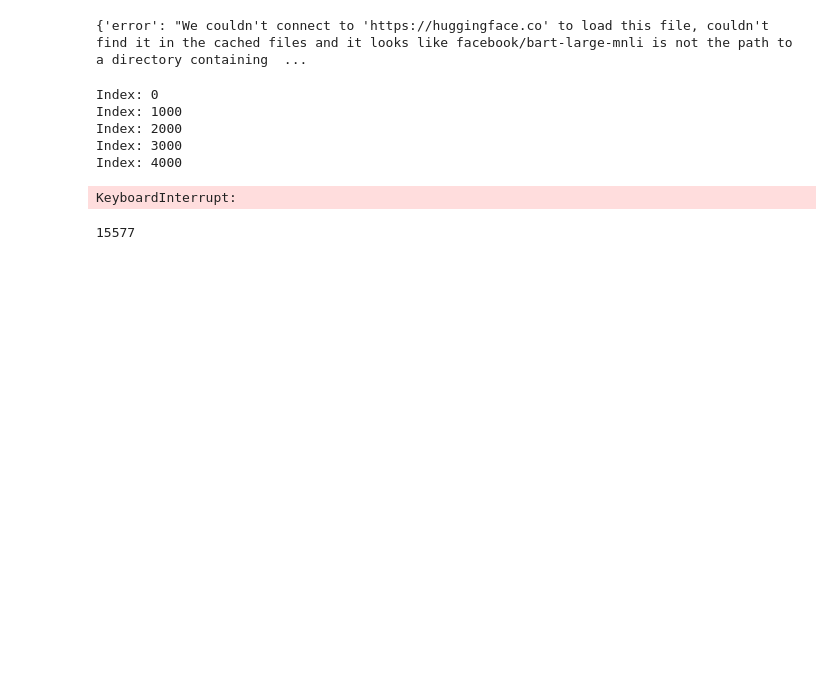
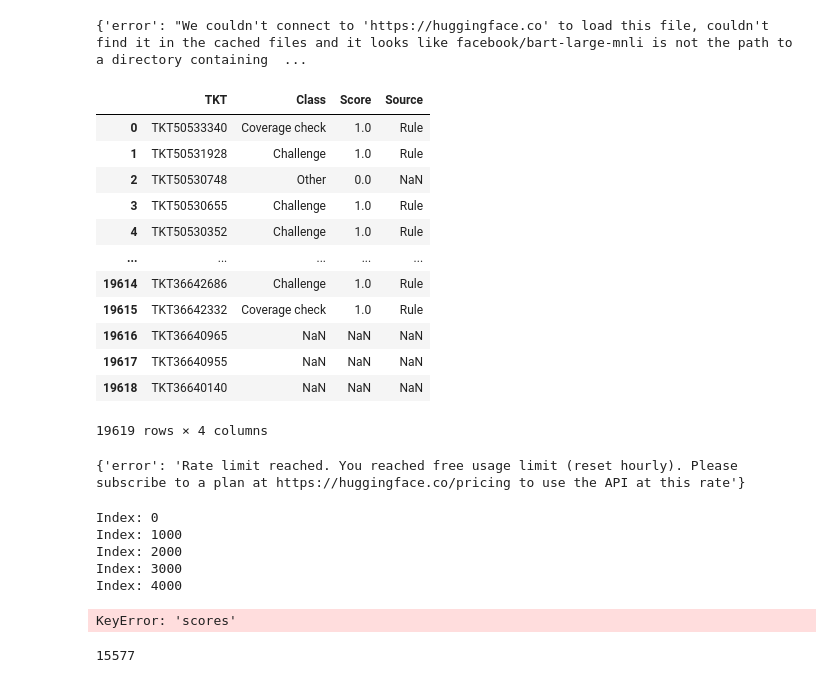
Before and after one commit to dbenayoun/IASD, a Jupyter notebook: TKT_classification.ipynb, the cells around one changed output. Saved outputs shown, nothing was run; the diff lists cells and outputs as text; code cells hidden in the pictures; blank space fills up the shorter version.

```diff
--- a/TKT_classification.ipynb
+++ b/TKT_classification.ipynb
@@ -10,5 +11,6 @@ Saving ticket20240530 - Copy.xlsx to ticket20240530 - Copy.xlsx
 # %%
-df = pd.read_excel('ticket20240530 - Copy.xlsx')
+#df = pd.read_excel('ticket20240530 - Copy.xlsx')
+df = pd.read_excel("/content/TKT_class (1).xlsx")
 # %%
 df.head()
 # %% [output]
@@ -129,14 +132,41 @@ Index: 19000
 classif
 # %% [output]
 {'error': "We couldn't connect to 'https://huggingface.co' to load this file, couldn't find it in the cached files and it looks like facebook/bart-large-mnli is not the path to a directory containing  ...
+# %%
+res = {'TKT': df['Number'].iloc[:k].tolist(), 'Class':  df['Class'].iloc[:k].tolist(), 'Score':  df['Score'].iloc[:k].tolist(), 'Source':  df['Source'].iloc[:k].tolist()}
+
+pd.DataFrame(res)
+# %% [output]
+|  | TKT | Class | Score | Source |
+| 0 | TKT50533340 | Coverage check | 1.0 | Rule |
+| 1 | TKT50531928 | Challenge | 1.0 | Rule |
+| 2 | TKT50530748 | Other | 0.0 | NaN |
+| 3 | TKT50530655 | Challenge | 1.0 | Rule |
+| 4 | TKT50530352 | Challenge | 1.0 | Rule |
+| ... | ... | ... | ... | ... |
+| 19614 | TKT36642686 | Challenge | 1.0 | Rule |
+| 19615 | TKT36642332 | Coverage check | 1.0 | Rule |
+| 19616 | TKT36640965 | NaN | NaN | NaN |
+| 19617 | TKT36640955 | NaN | NaN | NaN |
+| 19618 | TKT36640140 | NaN | NaN | NaN |
+19619 rows × 4 columns
+# %%
+classif
+# %% [output]
+{'error': 'Rate limit reached. You reached free usage limit (reset hourly). Please subscribe to a plan at https://huggingface.co/pricing to use the API at this rate'}
 # %%
 for idx in range(k):
   if idx % 1000 == 0:
     print("Index:", idx)
-  if res['Score'][idx] == None:
+  if math.isnan(res['Score'][idx]):
 
       sequence_to_classify = df['Detailed Description'].iloc[idx][:1000]
-      classif = classifier(sequence_to_classify, candidate_labels)
+      #classif = classifier(sequence_to_classify, candidate_labels)
+
+      classif = query({
+    "inputs": sequence_to_classify,
+    "parameters": {"candidate_labels": candidate_labels},
+    })
 
       if classif['scores'][0] > threshold_score:
         if classif['labels'][0] in ['Challenge', 'Price Confirmation']:
@@ -161,7 +191,7 @@ Index: 1000
 Index: 2000
 Index: 3000
 Index: 4000
-KeyboardInterrupt:
+KeyError: 'scores'
 # %%
 df_ = df.merge(pd.DataFrame(res), how='left', left_on='Number', right_on='TKT')
 df_.to_excel('TKT_class.xlsx', index=False)
```
Also changed, not shown: parts of 5 cells of this notebook.
